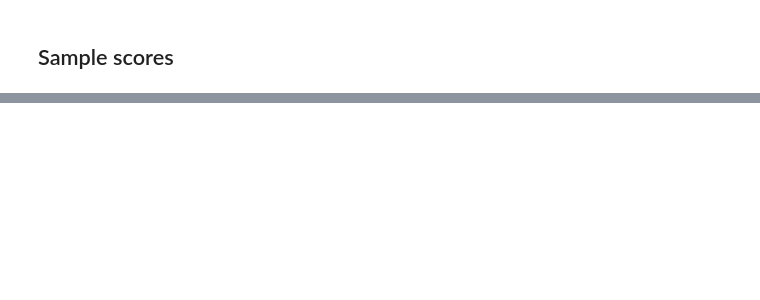
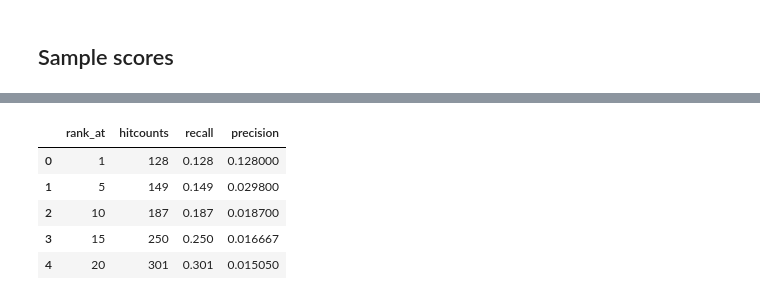
Before and after one commit to ROpdam/recommender_comparison, a Jupyter notebook: NCF.ipynb, the cells around one changed output, grey strips where cells are left out. Cells and saved outputs as stored; diff of their text form; code cells hidden in the pictures; blank space fills up the shorter version.

```diff
--- a/NCF.ipynb
+++ b/NCF.ipynb
@@ -166,0 +505,3 @@ Obtaining metrics time: 0.13
+# %%
+%%time
+ranked_df = NCF.sample_prediction('MLP', train_set, test_set)
@@ -167 +512,11 @@ Obtaining metrics time: 0.13
+# %%
+from Evaluation import get_metrics
+get_metrics(ranked_df, steps, rank_at, stats=False)
+# %% [output]
+|  | rank_at | hitcounts | recall | precision |
+| 0 | 1 | 128 | 0.128 | 0.128000 |
+| 1 | 5 | 149 | 0.149 | 0.029800 |
+| 2 | 10 | 187 | 0.187 | 0.018700 |
+| 3 | 15 | 250 | 0.250 | 0.016667 |
+| 4 | 20 | 301 | 0.301 | 0.015050 |
 # %%
```
Also changed, not shown: parts of 49 cells of this notebook, 1 other file.
